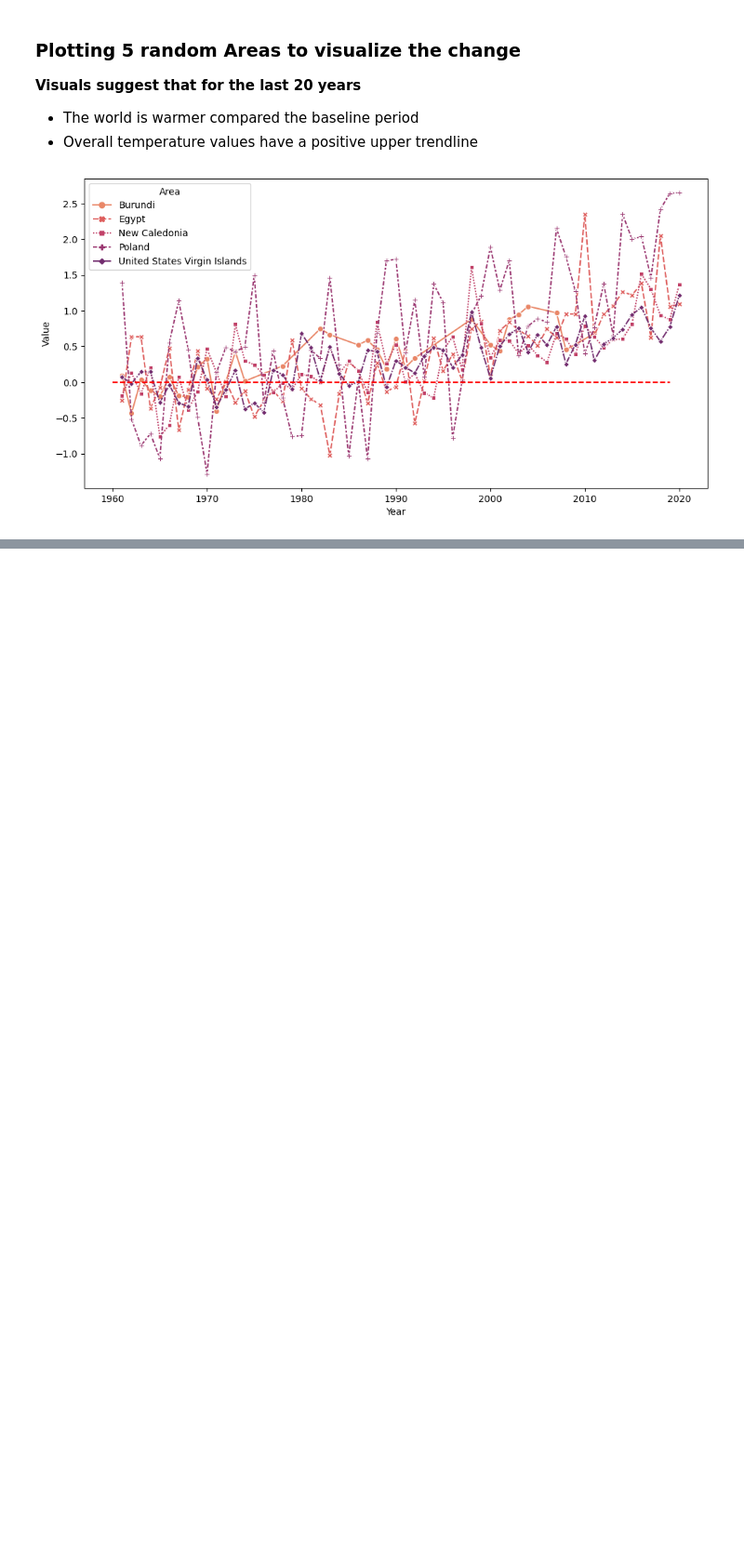
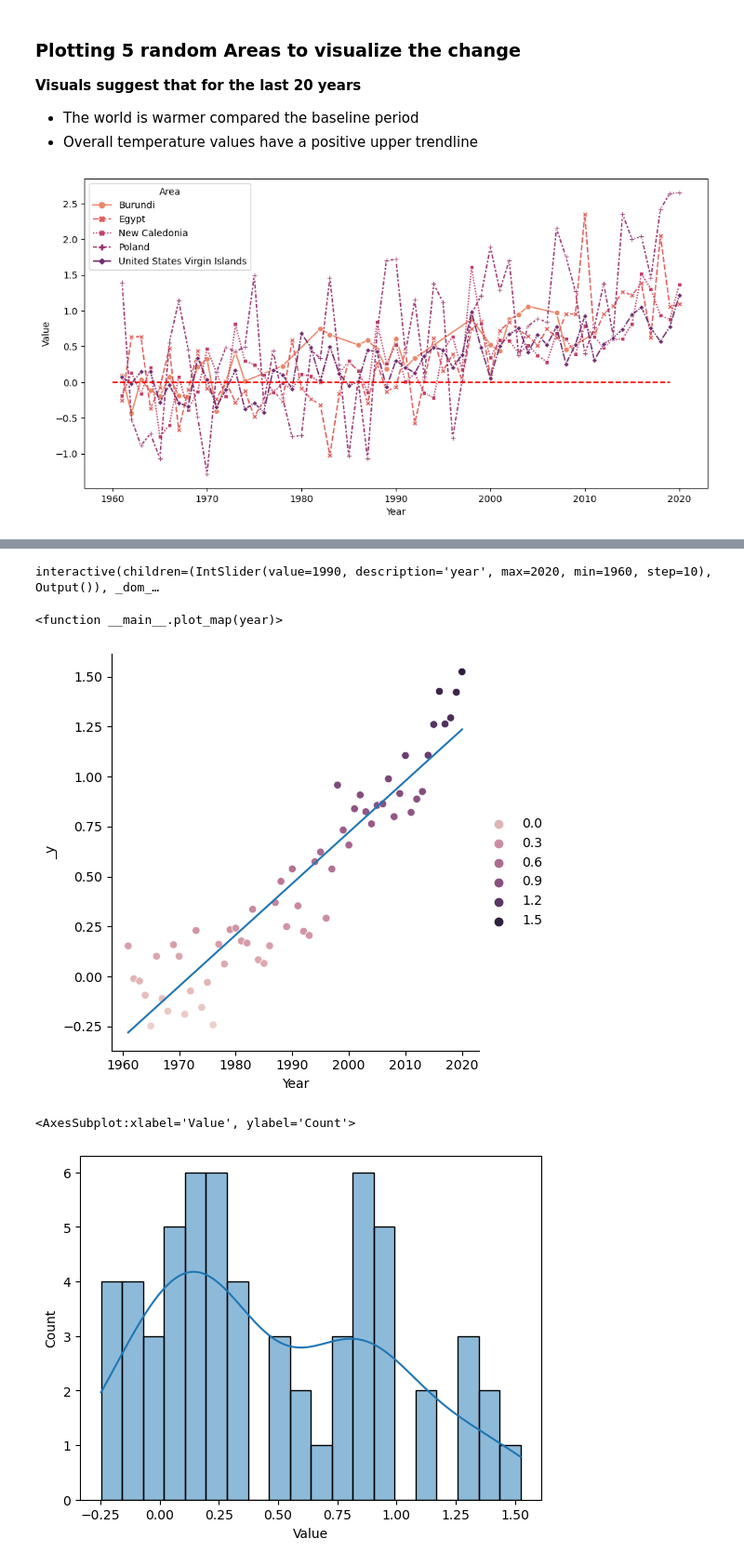
Before and after one commit to Onurcn93/Global_Temperature_Change, a Jupyter notebook: Global Temperature Change Analysis.ipynb, the cells around one changed output, grey strips where cells are left out. Shown at 93% size. Cells and saved outputs as stored; diff of their text form; code cells hidden in the pictures; blank space fills up the shorter version.

```diff
--- a/Global Temperature Change Analysis.ipynb
+++ b/Global Temperature Change Analysis.ipynb
@@ -72,0 +78,13 @@ plt.show()
+# %%
+country_lat_long = pd.read_json("country_lat_long.json", orient="records")
+country_lat_long[["country", "latitude", "longitude"]] = 0
+for x in range(country_lat_long.shape[0]):
+    country_lat_long.loc[x ,"country"] = country_lat_long.loc[x].values[0]["country"]
+    country_lat_long.loc[x ,"latitude"] = country_lat_long.loc[x].values[0]["latitude"]
+    country_lat_long.loc[x ,"longitude"] = country_lat_long.loc[x].values[0]["longitude"]
+country_lat_long.rename(columns= {"country" : "Area"}, inplace = True)
+# %%
+df_year = df_year.merge(country_lat_long, how= "inner", on= "Area")
+df_year.drop(columns = ["ref_country_codes"], inplace=True)
+df_geo_year = gpd.GeoDataFrame(df_year, geometry= gpd.points_from_xy (df_year.longitude , df_year.latitude ))
+df_geo_year
@@ -72,0 +110,16 @@ plt.show()
+# %%
+ipywidgets.interact(plot_map, year = (1960, 2020, 10))
+# %% [output]
+interactive(children=(IntSlider(value=1990, description='year', max=2020, min=1960, step=10), Output()), _dom_…
+<function __main__.plot_map(year)>
+# %%
+df_temp_world = df_geo_year.groupby("Year").mean("Value")["Value"]
+sns.relplot(x = df_temp_world.index , y = df_temp_world.values, hue = df_temp_world.values, legend= True)
+fit = np.polyfit(df_temp_world.index, df_temp_world.values, 1)
+sns.lineplot(x = df_temp_world.index, y = fit[1] + fit[0] * df_temp_world.index, legend=False)
+plt.show()
+sns.histplot(df_temp_world, bins = 20, kde= True)
+# %% [output]
+[figure, added]
+<AxesSubplot:xlabel='Value', ylabel='Count'>
+[figure, added]
```
Also changed, not shown: parts of 20 cells of this notebook, 1 other file.
